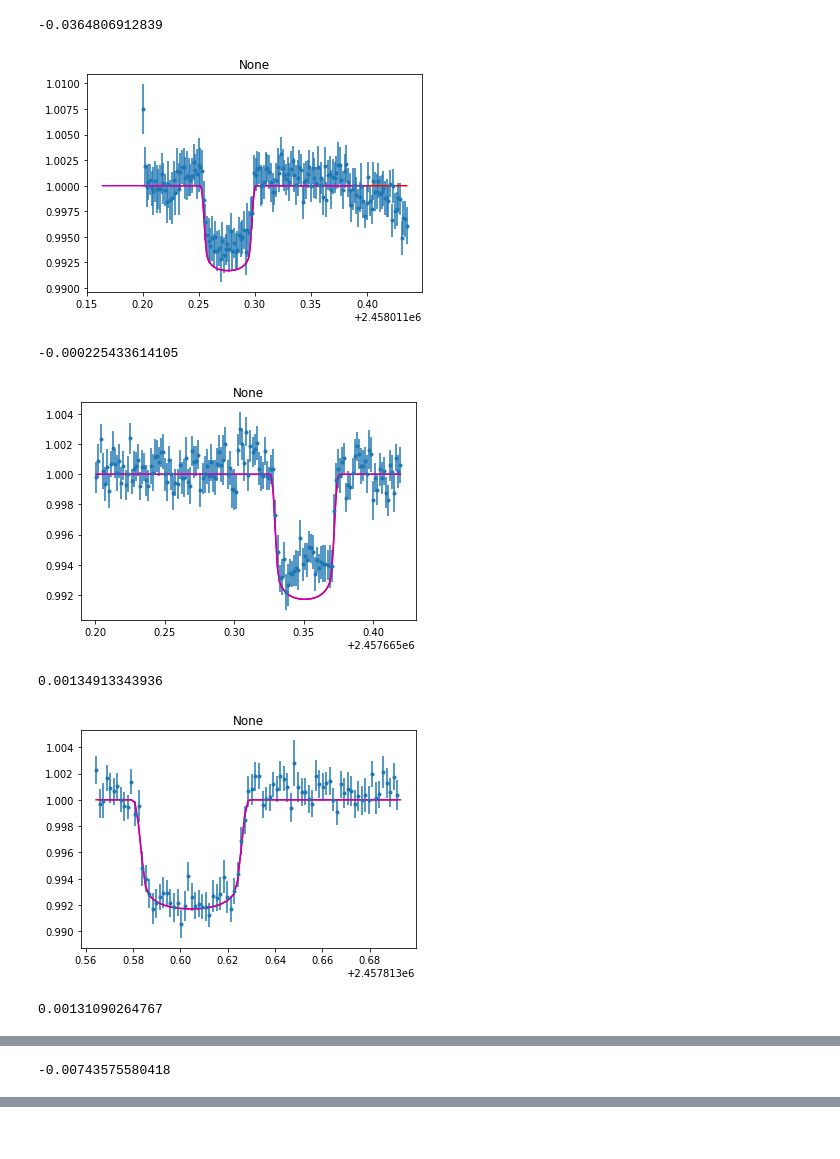
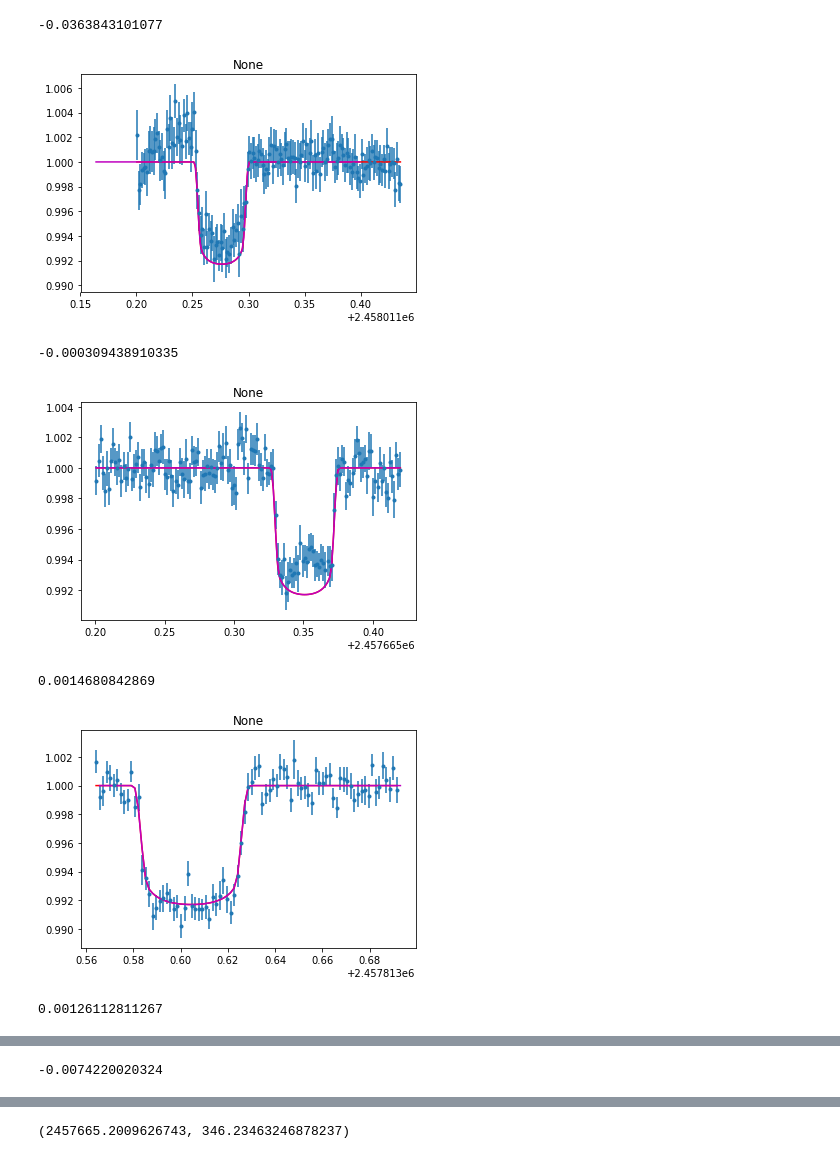
Before and after one commit to bmorris3/trappist1g_spots, a Jupyter notebook: lightcurves.ipynb, the cells around one changed output, grey strips where cells are left out. Cells and saved outputs as stored; diff of their text form; code cells hidden in the pictures.

```diff
--- a/lightcurves.ipynb
+++ b/lightcurves.ipynb
@@ -16,9 +14,9 @@ from glob import glob
 lc_paths = sorted(glob('all_transits/phot*'))
 midtransit_times = len(lc_paths) * [g.t0]
 # %%
-
+original_t0 = deepcopy(g.t0)
 all_times = []
-
+midtransit_time_offsets = []
 for i, path, midtransit_time in zip(np.arange(len(lc_paths)), lc_paths, midtransit_times):
 
     for j in range(2):
@@ -34,7 +32,7 @@ for i, path, midtransit_time in zip(np.arange(len(lc_paths)), lc_paths, midtrans
 
         oot = all_transits == 1
 
-        X_all = np.vstack([x, y, fwhmx, fwhmy, np.ones_like(x)]).T
+        X_all = np.vstack([x, y, fwhmx, fwhmy]).T
 
         X = X_all[oot, :]
 
@@ -45,7 +43,7 @@ for i, path, midtransit_time in zip(np.arange(len(lc_paths)), lc_paths, midtrans
         beta = V @ X.T @ omega_inv @ flux[oot]
 
         regressed_lc = flux - (X_all @ beta) + 1
-        regressed_lc /= np.median(regressed_lc)
+        regressed_lc /= np.median(regressed_lc[oot])
 
         from scipy.optimize import fmin_powell, fmin_l_bfgs_b
 
@@ -60,37 +58,38 @@ for i, path, midtransit_time in zip(np.arange(len(lc_paths)), lc_paths, midtrans
         def transit_model_t(p):
             params = deepcopy(g)
             params.t0 = p[0]
             return transit_model(bjd, params)
 
         def chi2(p):
             return np.sum((regressed_lc - transit_model_t(p))**2 / err**2)
 
         #result = fmin_powell(chi2, [bjd[np.argmin(regressed_lc)]], disp=False)
         #result = fmin_powell(chi2, [midtransit_time], disp=False)
         result = fmin_l_bfgs_b(chi2, [bjd[np.argmin(regressed_lc)]], approx_grad=True,
                                bounds=[(bjd.min(), bjd.max())])[0]
         if j == 0:
             midtransit_times[i] = result[0]
 
     n_transits = np.round((bjd.mean() - original_g.t0) / g.per)
     midtransit_time_offset = midtransit_times[i] - (original_g.t0 + n_transits*g.per)
     print(midtransit_time_offset)
+    midtransit_time_offsets.append(midtransit_time_offset)
     plt.errorbar(bjd - midtransit_time_offset, regressed_lc, err, fmt='.')
 
     np.savetxt('reduced_lcs/lightcurve_{}.txt'.format(i), np.vstack([bjd - midtransit_time_offset, regressed_lc, err]).T)
     plt.plot(bjd - midtransit_time_offset, transit_model_t(result), 'r')
 
     plt.plot(bjd, transit_model(bjd, original_g), 'm')
 
 #     plt.plot(bjd, all_transits)
     plt.title(note)
 
     plt.show()
 # %% [output]
--0.0364806912839
+-0.0363843101077
-[figure, old version]
+[figure, new version]
--0.000225433614105
+-0.000309438910335
-[figure, old version]
+[figure, new version]
-0.00134913343936
+0.0014680842869
-[figure, old version]
+[figure, new version]
-0.00131090264767
+0.00126112811267
@@ -98 +97 @@ for i, path, midtransit_time in zip(np.arange(len(lc_paths)), lc_paths, midtrans
--0.00743575580418
+-0.0074220020324
@@ -102 +101,5 @@ all_lcs = np.vstack([np.loadtxt(i) for i in glob('reduced_lcs/lightcurve_?.txt')
 np.savetxt('reduced_lcs/all_lightcurves.txt', all_lcs)
+# %%
+all_lcs[:, 0].min(), all_lcs[:, 0].ptp(),
+# %% [output]
+(2457665.2009626743, 346.23463246878237)
```
Also changed, not shown: parts of 6 cells of this notebook, 11 other files.
